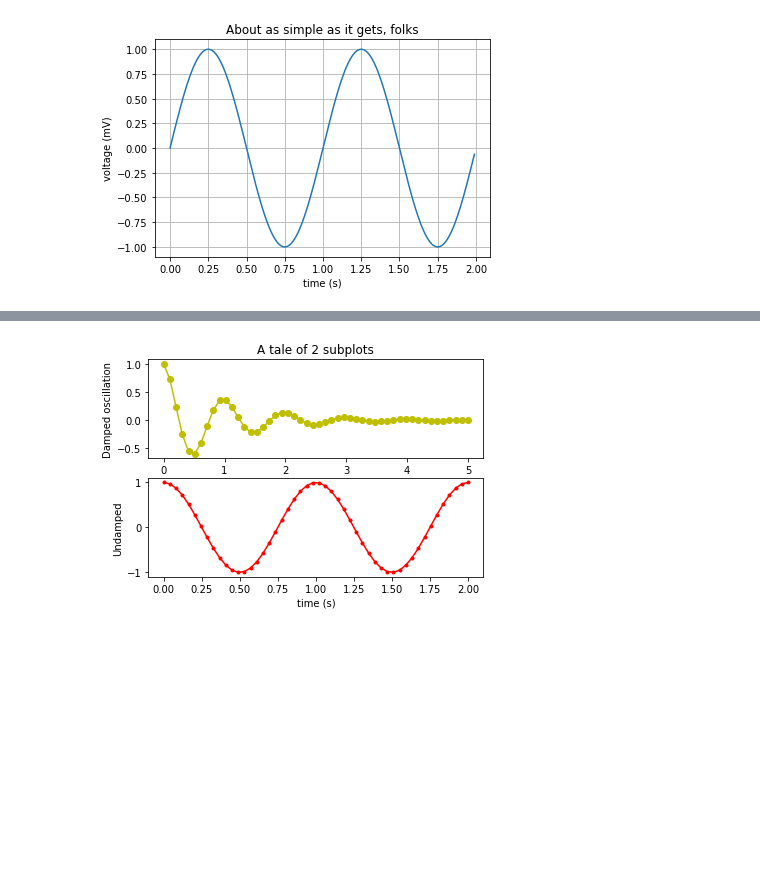
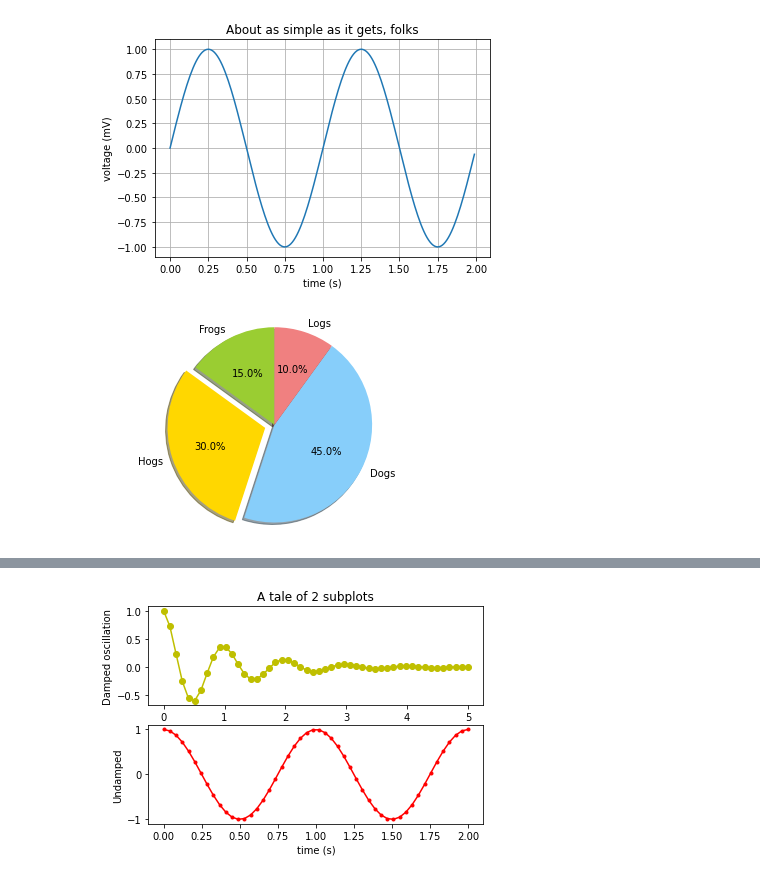
Before and after one commit to mashyko/Python_samples, a Jupyter notebook: Python_sample.ipynb, the cells around one changed output, grey strips where cells are left out. Drawn from its saved outputs; the diff is of its cells as text; code cells hidden in the pictures; blank space fills up the shorter version.

```diff
--- a/Python_sample.ipynb
+++ b/Python_sample.ipynb
@@ -267,3 +284,39 @@ show()
 # %% [output]
 [figure]
 [figure]
+# %%
+"""
+Demo of a basic pie chart plus a few additional features.
+
+In addition to the basic pie chart, this demo shows a few optional features:
+
+    * slice labels
+    * auto-labeling the percentage
+    * offsetting a slice with "explode"
+    * drop-shadow
+    * custom start angle
+
+Note about the custom start angle:
+
+The default ``startangle`` is 0, which would start the "Frogs" slice on the
+positive x-axis. This example sets ``startangle = 90`` such that everything is
+rotated counter-clockwise by 90 degrees, and the frog slice starts on the
+positive y-axis.
+"""
+import matplotlib.pyplot as plt
+
+
+# The slices will be ordered and plotted counter-clockwise.
+labels = 'Frogs', 'Hogs', 'Dogs', 'Logs'
+sizes = [15, 30, 45, 10]
+colors = ['yellowgreen', 'gold', 'lightskyblue', 'lightcoral']
+explode = (0, 0.1, 0, 0) # only "explode" the 2nd slice (i.e. 'Hogs')
+
+plt.pie(sizes, explode=explode, labels=labels, colors=colors,
+        autopct='%1.1f%%', shadow=True, startangle=90)
+# Set aspect ratio to be equal so that pie is drawn as a circle.
+plt.axis('equal')
+
+plt.show()
+# %% [output]
+[figure, added]
```
Also changed, not shown: parts of 5 cells of this notebook.
